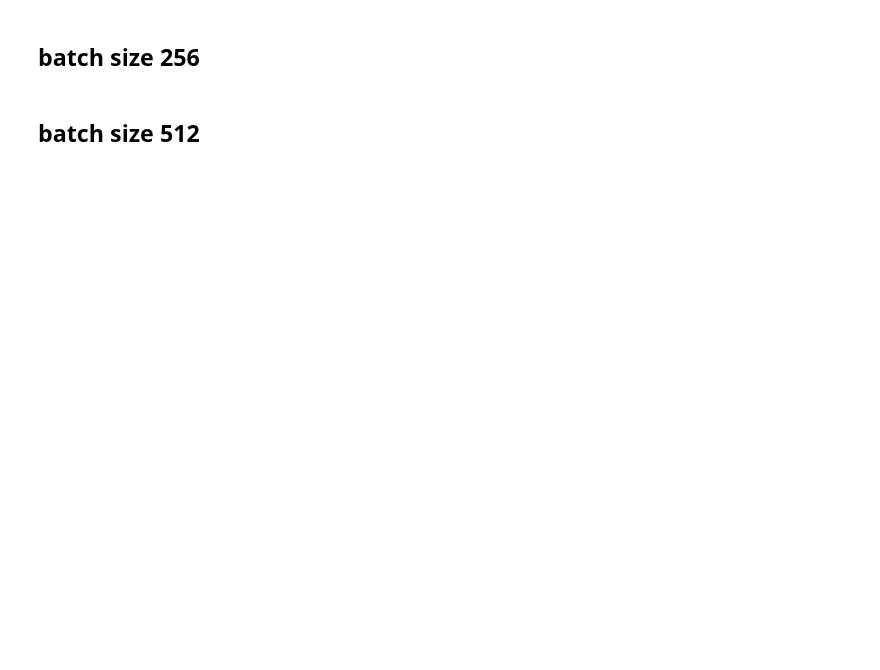
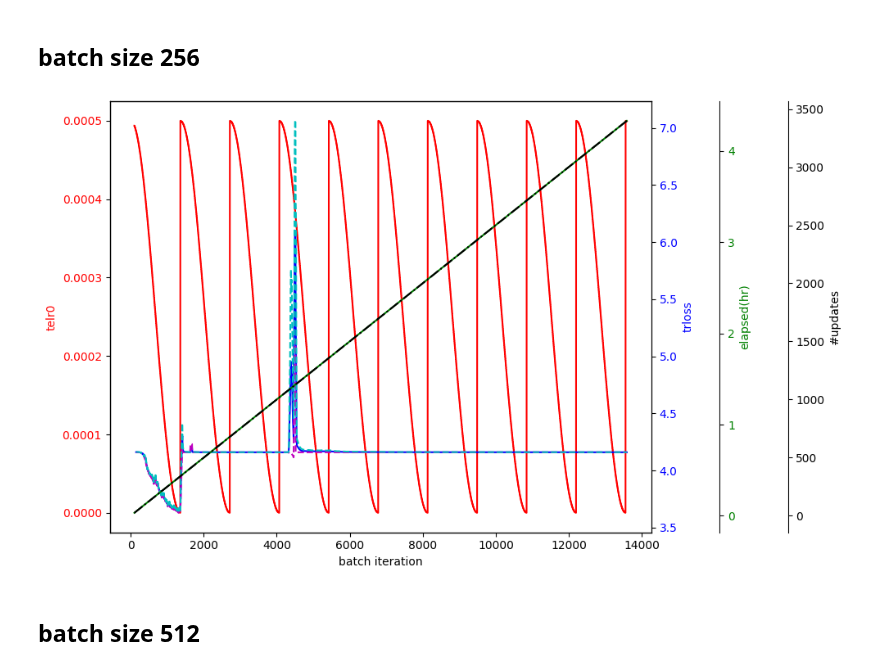
Before and after one commit to qurator-spk/sbb_images, a Jupyter notebook: notebooks/MSCLIP-training-experiment3.ipynb, the cells around one changed output. Saved outputs shown, nothing was run; the diff lists cells and outputs as text; code cells hidden in the pictures; blank space fills up the shorter version.

```diff
--- a/notebooks/MSCLIP-training-experiment3.ipynb
+++ b/notebooks/MSCLIP-training-experiment3.ipynb
@@ -79,7 +83,9 @@ plot_train('experiment3/iconclass-b16-yfcc-msclips_epochs10_as1_start-lr5e-4_lr-
 # %% [markdown]
 ## batch size 256
 # %%
-#plot_train('experiment3/iconclass-b16-yfcc-msclips_epochs10_as4_start-lr5e-4_lr-schedCosineAnnealingWarmRestarts.pkl')
+plot_train('experiment3/iconclass-b16-yfcc-msclips_epochs10_as4_start-lr5e-4_lr-schedCosineAnnealingWarmRestarts.pkl')
+# %% [output]
+[figure, added]
 # %% [markdown]
 ## batch size 512
 # %%
```
Also changed, not shown: parts of 8 cells of this notebook, 5 other files.
